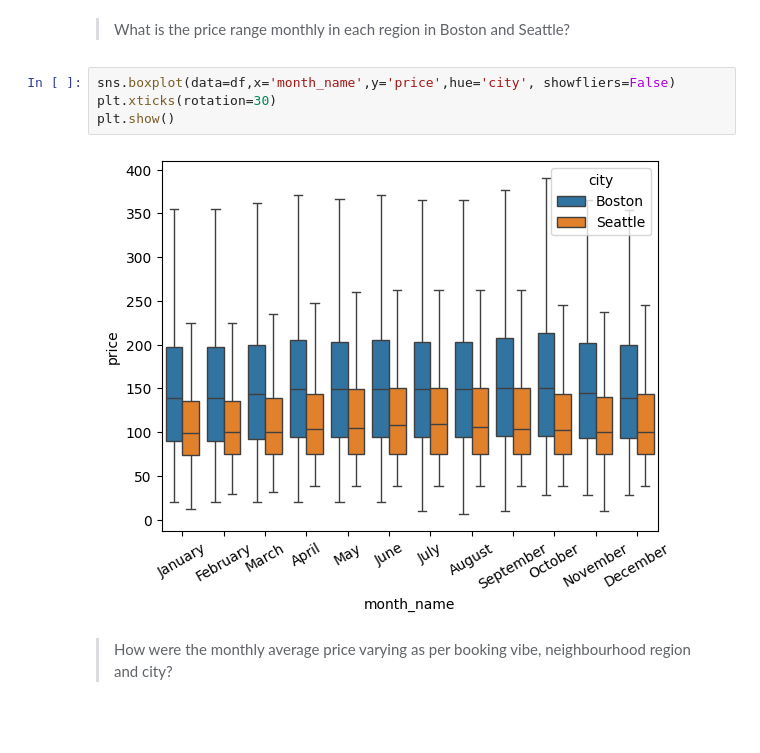
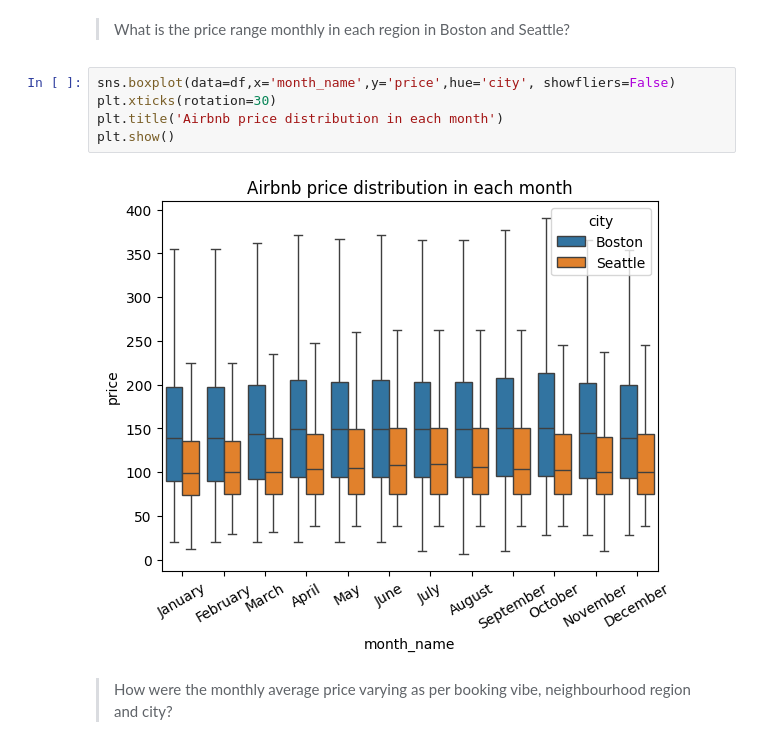
Before and after one commit to GinnCheng/Proj-Kaggle-Airbnb, a Jupyter notebook: main_script.ipynb, the cells around one changed output. Saved outputs shown, nothing was run; the diff lists cells and outputs as text; blank space fills up the shorter version.

Commit message:
chore: main script
description:
-figures were polished further

```diff
--- a/main_script.ipynb
+++ b/main_script.ipynb
@@ -250,9 +250,10 @@ import matplotlib.pyplot as plt
 # %%
 sns.boxplot(data=df,x='month_name',y='price',hue='city', showfliers=False)
 plt.xticks(rotation=30)
+plt.title('Airbnb price distribution in each month')
 plt.show()
 # %% [output]
-[figure, old version]
+[figure, new version]
 # %% [markdown]
 >How were the monthly average price varying as per booking vibe, neighbourhood region and city?
 # %%
```
Also changed, not shown: parts of 4 cells of this notebook.
